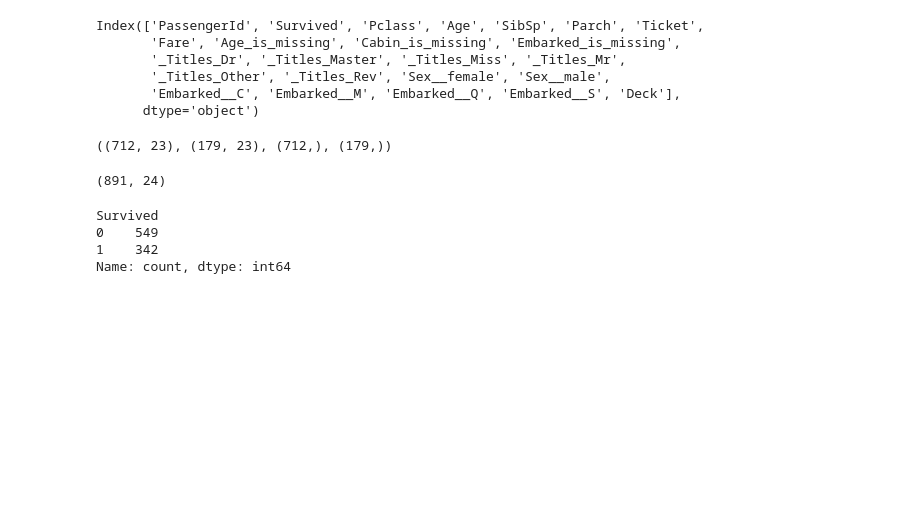
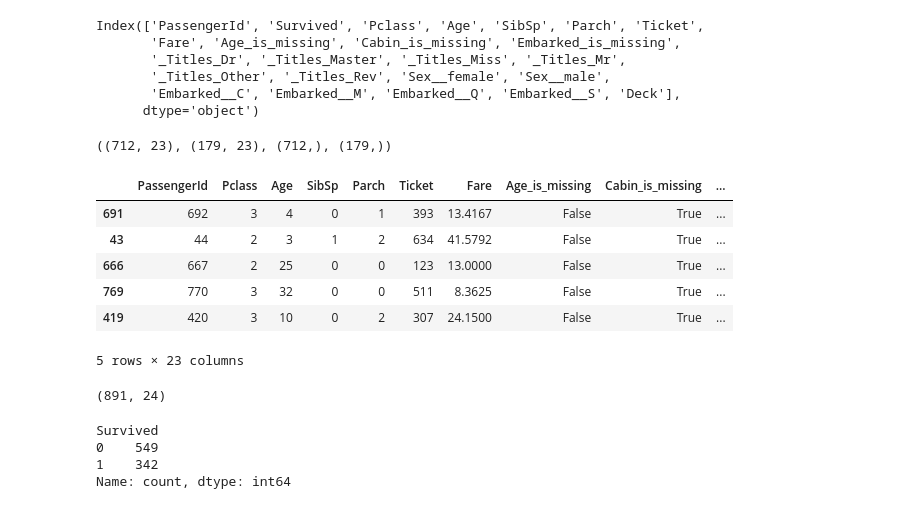
Before and after one commit to PrinssAlex/Predictive-Model-Titanic-Survival, a Jupyter notebook: workspace.ipynb, the cells around one changed output. Saved outputs shown, nothing was run; the diff lists cells and outputs as text; code cells hidden in the pictures; blank space fills up the shorter version.

```diff
--- a/workspace.ipynb
+++ b/workspace.ipynb
@@ -609,11 +609,21 @@ Index(['PassengerId', 'Survived', 'Pclass', 'Age', 'SibSp', 'Parch', 'Ticket',
 X = df_mod.drop('Survived', axis=1) # training set
 y = df_mod['Survived'] # validation set
 
-X_train,X_valid, y_train, y_valid = train_test_split(X, y, test_size=.2, random_state=12)
+X_train,X_valid, y_train, y_valid = train_test_split(X, y, test_size=.2, random_state=12, stratify=y)
 # %%
 X_train.shape, X_valid.shape, y_train.shape, y_valid.shape
 # %% [output]
 ((712, 23), (179, 23), (712,), (179,))
+# %%
+X_valid.head()
+# %% [output]
+|  | PassengerId | Pclass | Age | SibSp | Parch | Ticket | Fare | Age_is_missing | Cabin_is_missing | ... |
+| 691 | 692 | 3 | 4 | 0 | 1 | 393 | 13.4167 | False | True | ... |
+| 43 | 44 | 2 | 3 | 1 | 2 | 634 | 41.5792 | False | True | ... |
+| 666 | 667 | 2 | 25 | 0 | 0 | 123 | 13.0000 | False | True | ... |
+| 769 | 770 | 3 | 32 | 0 | 0 | 511 | 8.3625 | False | True | ... |
+| 419 | 420 | 3 | 10 | 0 | 2 | 307 | 24.1500 | False | True | ... |
+5 rows × 23 columns
 # %%
 df_mod.shape
 # %% [output]
```
Also changed, not shown: parts of 21 cells of this notebook.
